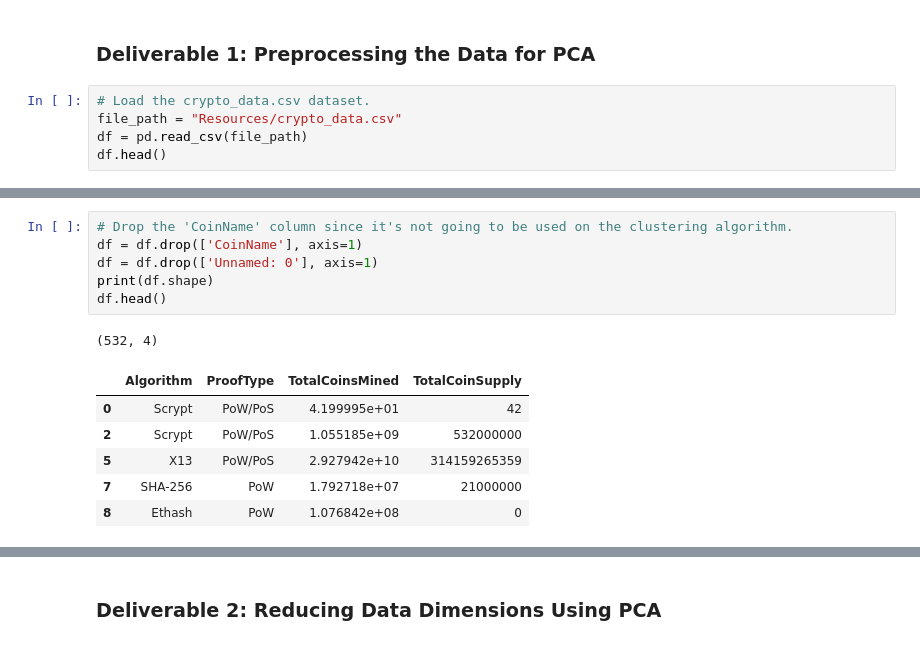
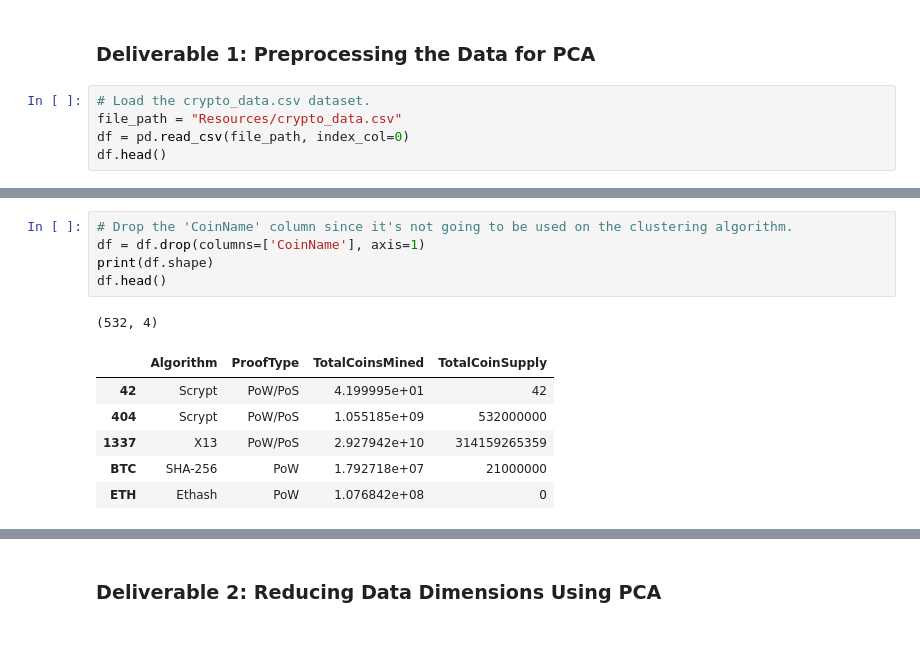
Before and after one commit to Simmonsj10/Cryptocurrencies, a Jupyter notebook: crypto_clustering.ipynb, the cells around one changed output, grey strips where cells are left out. Cells and saved outputs as stored; diff of their text form.

```diff
--- a/crypto_clustering.ipynb
+++ b/crypto_clustering.ipynb
@@ -14,6 +14,6 @@ from sklearn.cluster import KMeans
 # %%
 # Load the crypto_data.csv dataset.
 file_path = "Resources/crypto_data.csv"
-df = pd.read_csv(file_path)
+df = pd.read_csv(file_path, index_col=0)
 df.head()
 # %% [output]
@@ -120,16 +104,15 @@ df
 # %%
 # Drop the 'CoinName' column since it's not going to be used on the clustering algorithm.
-df = df.drop(['CoinName'], axis=1)
-df = df.drop(['Unnamed: 0'], axis=1)
+df = df.drop(columns=['CoinName'], axis=1)
 print(df.shape)
 df.head()
 # %% [output]
 (532, 4)
 |  | Algorithm | ProofType | TotalCoinsMined | TotalCoinSupply |
-| 0 | Scrypt | PoW/PoS | 4.199995e+01 | 42 |
-| 2 | Scrypt | PoW/PoS | 1.055185e+09 | 532000000 |
-| 5 | X13 | PoW/PoS | 2.927942e+10 | 314159265359 |
-| 7 | SHA-256 | PoW | 1.792718e+07 | 21000000 |
-| 8 | Ethash | PoW | 1.076842e+08 | 0 |
+| 42 | Scrypt | PoW/PoS | 4.199995e+01 | 42 |
+| 404 | Scrypt | PoW/PoS | 1.055185e+09 | 532000000 |
+| 1337 | X13 | PoW/PoS | 2.927942e+10 | 314159265359 |
+| BTC | SHA-256 | PoW | 1.792718e+07 | 21000000 |
+| ETH | Ethash | PoW | 1.076842e+08 | 0 |
 # %%
 # Use get_dummies() to create variables for text features.
```
Also changed, not shown: parts of 24 cells of this notebook.
